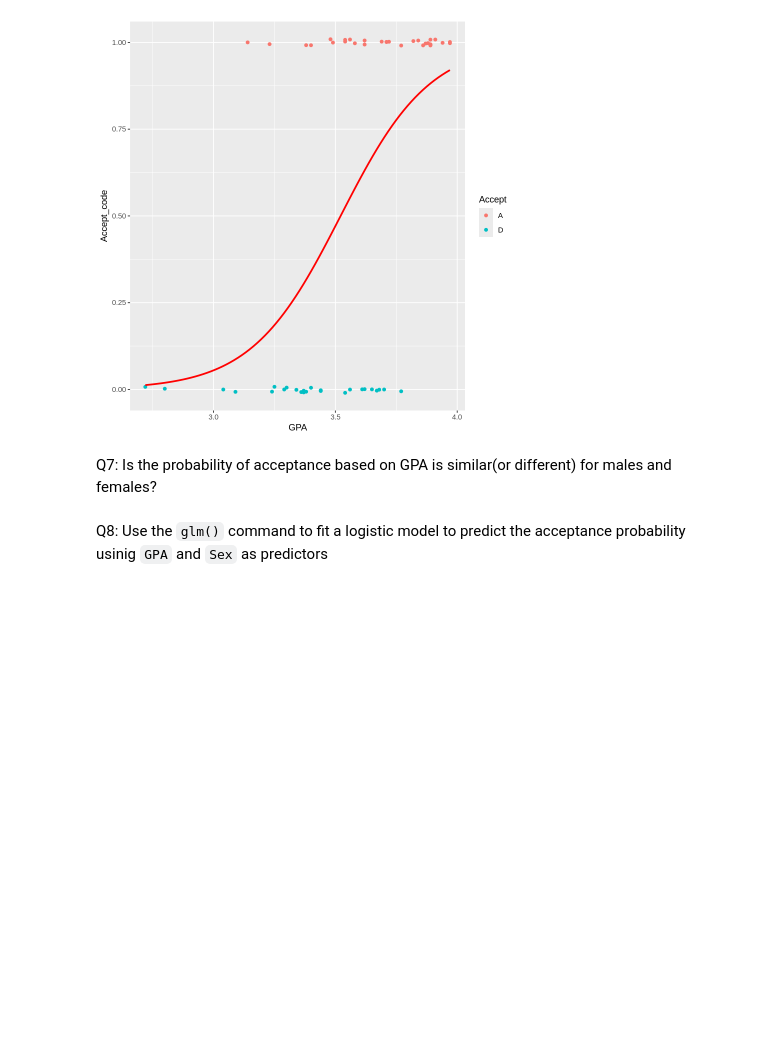
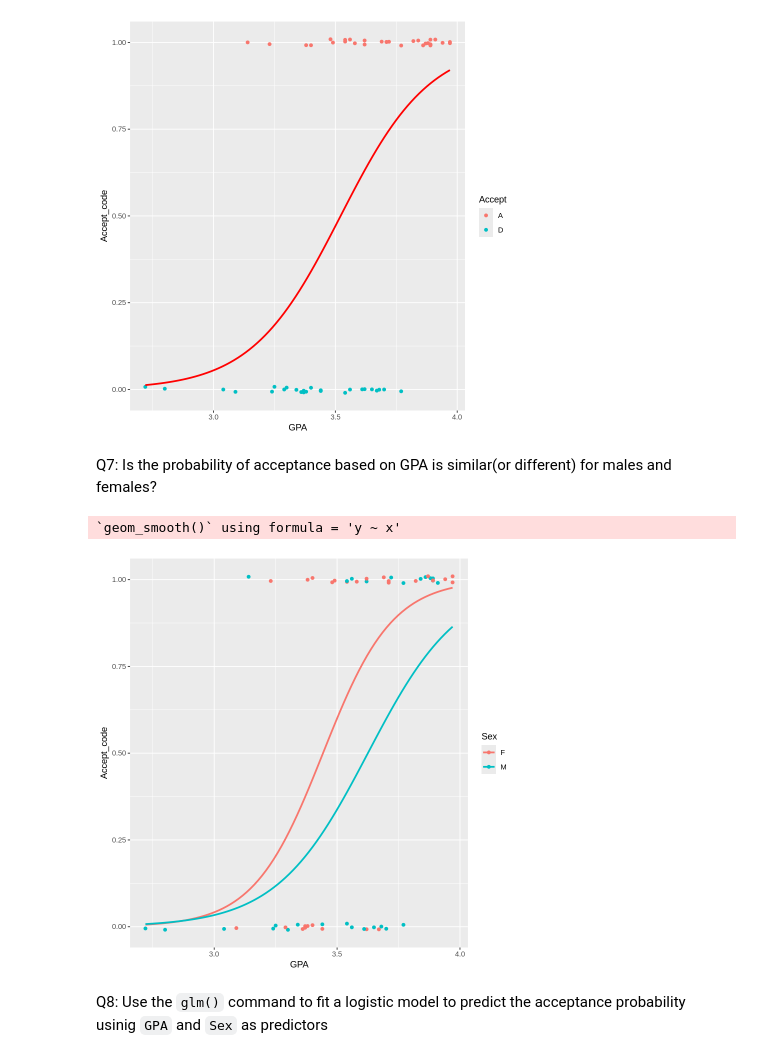
Before and after one commit to megan4621/Math254_final_project, a Jupyter notebook: Logistic_Regression_Part2.ipynb, the cells around one changed output. Drawn from its saved outputs; the diff is of its cells as text; code cells hidden in the pictures; blank space fills up the shorter version.

```diff
--- a/Logistic_Regression_Part2.ipynb
+++ b/Logistic_Regression_Part2.ipynb
@@ -159,5 +159,20 @@ ggplot() +
 [figure]
 # %% [markdown]
 Q7: Is the probability of acceptance based on GPA is similar(or different) for males and females?
+# %%
+mydata %>%
+  ggplot() +
+  aes(x = GPA, y = Accept_code, color = Sex) +
+  geom_jitter(height = 0.01, width = 0) +
+  geom_smooth(
+    method = 'glm',
+    method.args = list(family = 'binomial'),
+    se = FALSE,
+    fullrange = TRUE
+  ) +
+  labs(color = "Sex")
+# %% [output]
+`geom_smooth()` using formula = 'y ~ x'
+[figure, added]
 # %% [markdown]
 Q8: Use the `glm()` command to fit a logistic model to predict the acceptance probability usinig `GPA` and `Sex` as predictors
```
Also changed, not shown: parts of 5 cells of this notebook.
